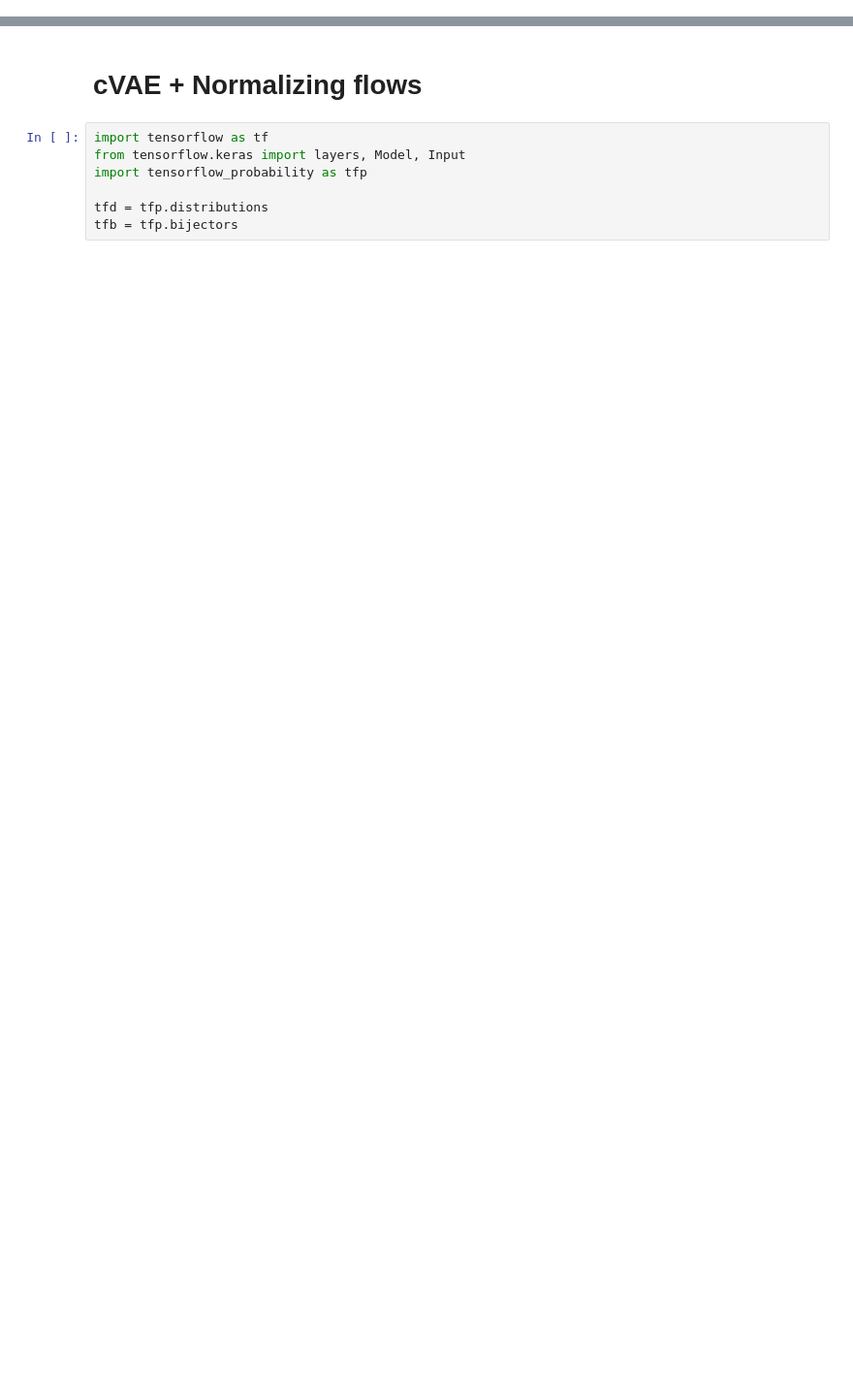
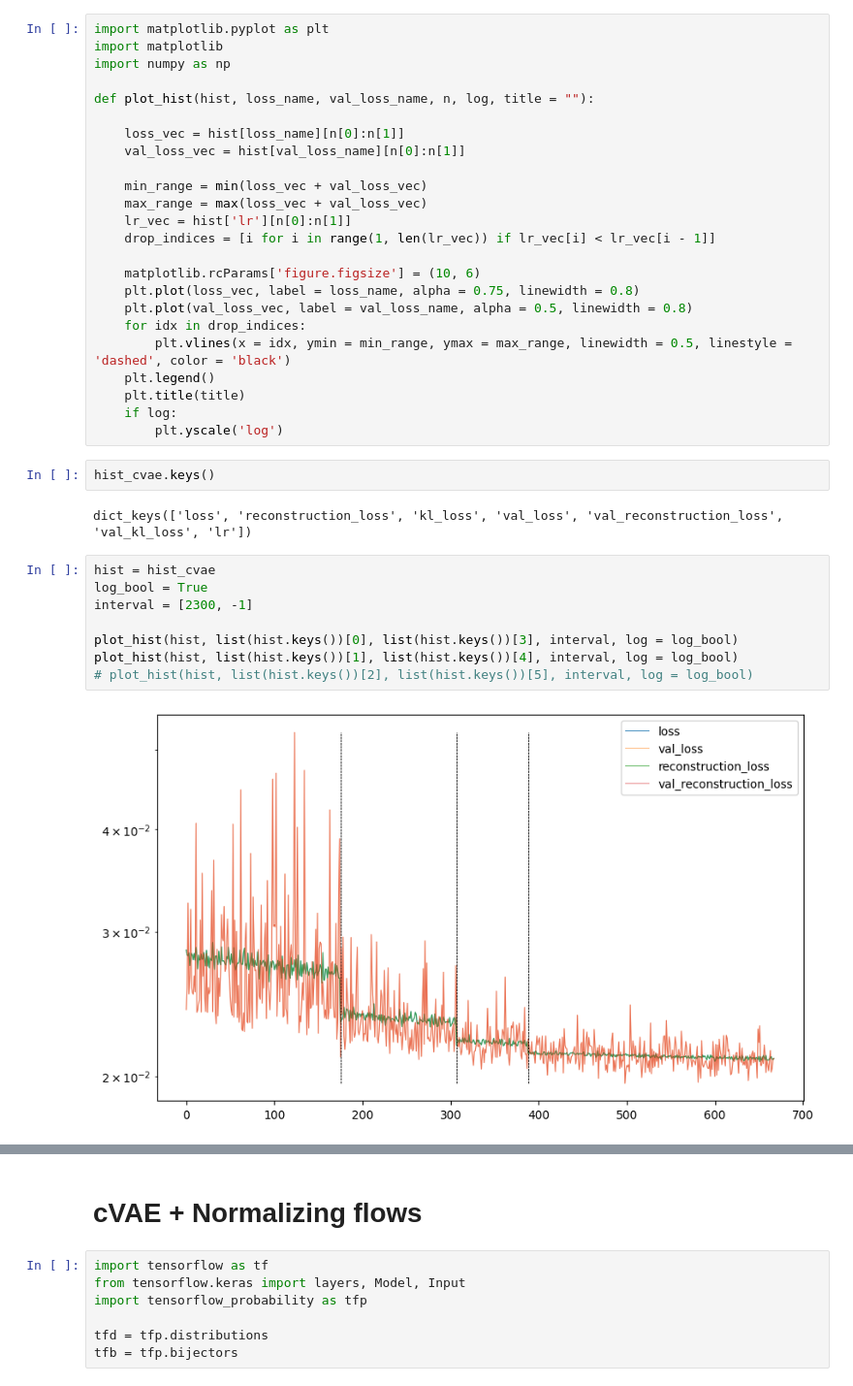
Before and after one commit to nivies/gw-waveform-dl-models, a Jupyter notebook: notebook.ipynb, the cells around one changed output, grey strips where cells are left out. Shown at 97% size. Cells and saved outputs as stored; diff of their text form; blank space fills up the shorter version.

```diff
--- a/notebook.ipynb
+++ b/notebook.ipynb
@@ -51,0 +152,38 @@ cvae.load_weights("/home/nino/GW/Keras-Project-Template/experiments/cVAEs/cVAE_q
+# %%
+import matplotlib.pyplot as plt
+import matplotlib
+import numpy as np
+
+def plot_hist(hist, loss_name, val_loss_name, n, log, title = ""):
+
+    loss_vec = hist[loss_name][n[0]:n[1]]
+    val_loss_vec = hist[val_loss_name][n[0]:n[1]]
+
+    min_range = min(loss_vec + val_loss_vec)
+    max_range = max(loss_vec + val_loss_vec)
+    lr_vec = hist['lr'][n[0]:n[1]]
+    drop_indices = [i for i in range(1, len(lr_vec)) if lr_vec[i] < lr_vec[i - 1]]
+
+    matplotlib.rcParams['figure.figsize'] = (10, 6)
+    plt.plot(loss_vec, label = loss_name, alpha = 0.75, linewidth = 0.8)
+    plt.plot(val_loss_vec, label = val_loss_name, alpha = 0.5, linewidth = 0.8)
+    for idx in drop_indices:
+        plt.vlines(x = idx, ymin = min_range, ymax = max_range, linewidth = 0.5, linestyle = 'dashed', color = 'black')
+    plt.legend()
+    plt.title(title)
+    if log:
+        plt.yscale('log')
+# %%
+hist_cvae.keys()
+# %% [output]
+dict_keys(['loss', 'reconstruction_loss', 'kl_loss', 'val_loss', 'val_reconstruction_loss', 'val_kl_loss', 'lr'])
+# %%
+hist = hist_cvae
+log_bool = True
+interval = [2300, -1]
+
+plot_hist(hist, list(hist.keys())[0], list(hist.keys())[3], interval, log = log_bool)
+plot_hist(hist, list(hist.keys())[1], list(hist.keys())[4], interval, log = log_bool)
+# plot_hist(hist, list(hist.keys())[2], list(hist.keys())[5], interval, log = log_bool)
+# %% [output]
+[figure, added]
```
Also changed, not shown: parts of 53 cells of this notebook, 12 other files.
